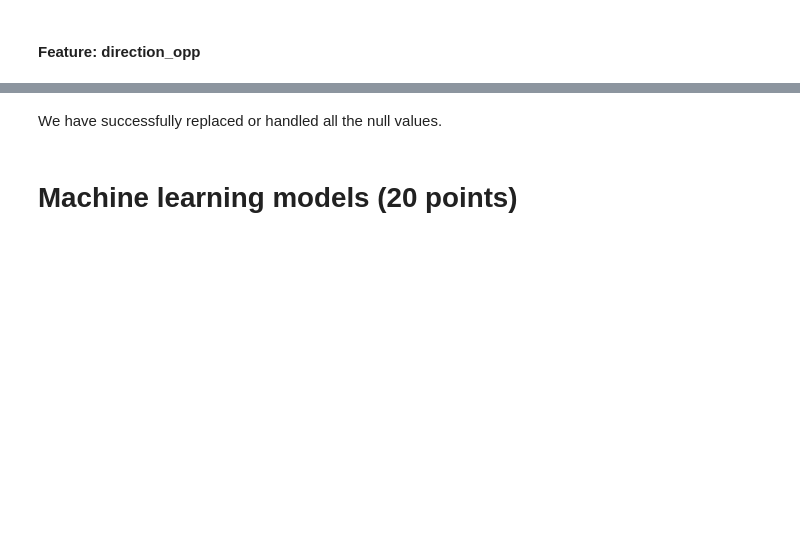
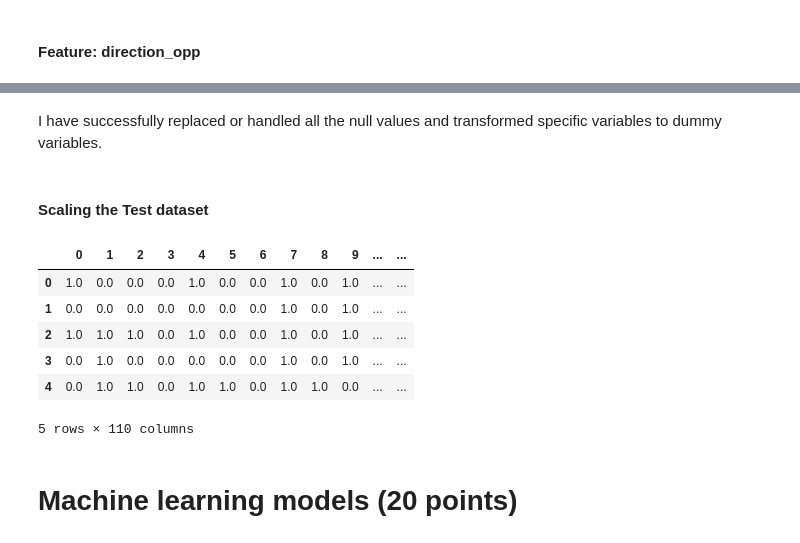
Before and after one commit to ddahiya16/Machine-Learning, a Jupyter notebook: Exam - Summer 2021.ipynb, the cells around one changed output, grey strips where cells are left out. Saved outputs shown, nothing was run; the diff lists cells and outputs as text; code cells hidden in the pictures; blank space fills up the shorter version.

```diff
--- a/Exam - Summer 2021.ipynb
+++ b/Exam - Summer 2021.ipynb
@@ -1183,3 +1594,7 @@ df_test['CarryAway'] = df_test['CarryAway'].fillna(df_test['CarryAway'].mode()[0
+# %%
+cols = pd.get_dummies(df_test['CarryAway'], prefix= 'CarryAway')
+df_test[cols.columns] = cols
+df_test.drop('CarryAway', axis = 1, inplace = True)
 # %% [markdown]
 #### Feature: RestaurantLessThan20
 # %%
@@ -1196,3 +1625,7 @@ df_test['RestaurantLessThan20'] = df_test['RestaurantLessThan20'].fillna(df_test
+# %%
+cols = pd.get_dummies(df_test['RestaurantLessThan20'], prefix= 'RestaurantLessThan20')
+df_test[cols.columns] = cols
+df_test.drop('RestaurantLessThan20', axis = 1, inplace = True)
 # %% [markdown]
 #### Feature: Restaurant20To50
 # %%
@@ -1209,3 +1656,7 @@ df_test['Restaurant20To50'] = df_test['Restaurant20To50'].fillna(df_test['Restau
+# %%
+cols = pd.get_dummies(df_test['Restaurant20To50'], prefix= 'Restaurant20To50')
+df_test[cols.columns] = cols
+df_test.drop('Restaurant20To50', axis = 1, inplace = True)
 # %% [markdown]
 #### Feature: toCoupon_GEQ5min
 # %%
@@ -1256,4 +1819,18 @@ df_test.info()
 # %% [markdown]
-We have successfully replaced or handled all the null values.
+I have successfully replaced or handled all the null values and transformed specific variables to dummy variables.
+# %% [markdown]
+#### Scaling the Test dataset
+# %%
+df_test = scaler.transform(df_test)
+# %%
+pd.DataFrame(df_test).head()
+# %% [output]
+|  | 0 | 1 | 2 | 3 | 4 | 5 | 6 | 7 | 8 | 9 | ... | ... |
+| 0 | 1.0 | 0.0 | 0.0 | 0.0 | 1.0 | 0.0 | 0.0 | 1.0 | 0.0 | 1.0 | ... | ... |
+| 1 | 0.0 | 0.0 | 0.0 | 0.0 | 0.0 | 0.0 | 0.0 | 1.0 | 0.0 | 1.0 | ... | ... |
+| 2 | 1.0 | 1.0 | 1.0 | 0.0 | 1.0 | 0.0 | 0.0 | 1.0 | 0.0 | 1.0 | ... | ... |
+| 3 | 0.0 | 1.0 | 0.0 | 0.0 | 0.0 | 0.0 | 0.0 | 1.0 | 0.0 | 1.0 | ... | ... |
+| 4 | 0.0 | 1.0 | 1.0 | 0.0 | 1.0 | 1.0 | 0.0 | 1.0 | 1.0 | 0.0 | ... | ... |
+5 rows × 110 columns
 # %% [markdown]
 # Machine learning models (20 points)
```
Also changed, not shown: parts of 126 cells of this notebook.
